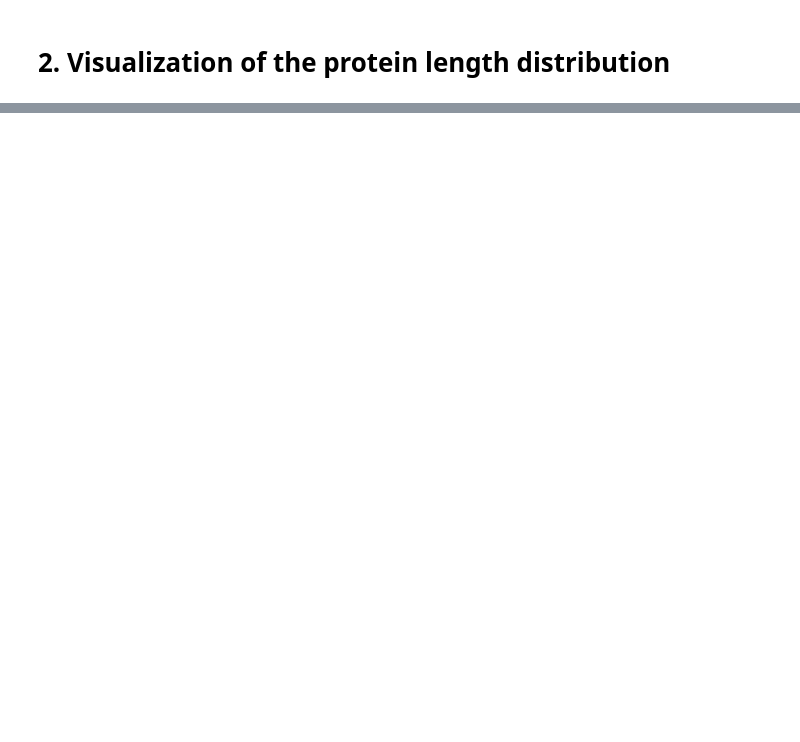
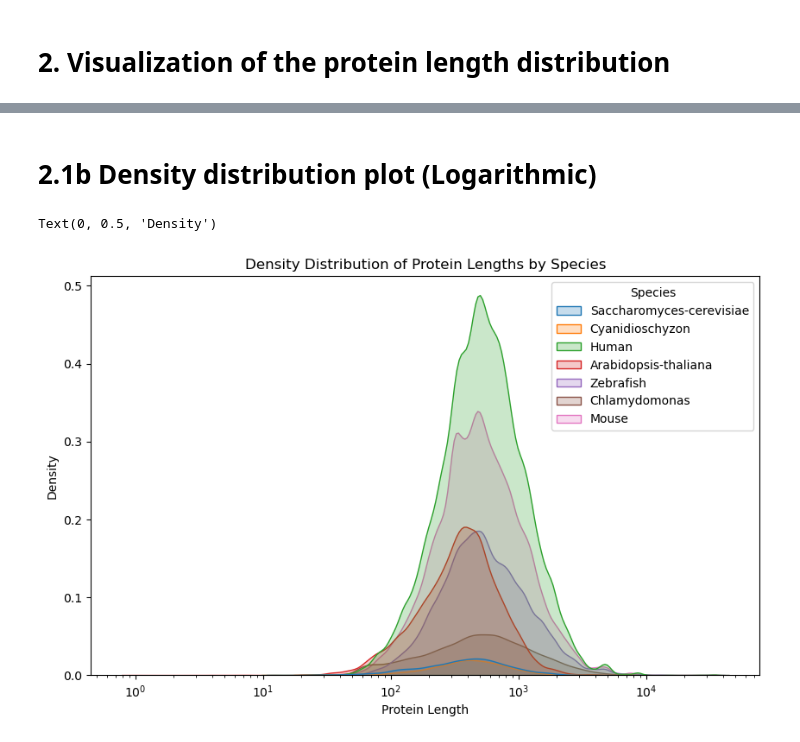
Before and after one commit to daffaaprilio/ProgrammingExercises, a Jupyter notebook: proteomics-exercises/code-2.ipynb, the cells around one changed output, grey strips where cells are left out. Saved outputs shown, nothing was run; the diff lists cells and outputs as text; code cells hidden in the pictures; blank space fills up the shorter version.

```diff
--- a/proteomics-exercises/code-2.ipynb
+++ b/proteomics-exercises/code-2.ipynb
@@ -21,0 +41,18 @@ df.head()
+# %% [markdown]
+# 2.1b Density distribution plot (Logarithmic)
+# %%
+import seaborn as sns
+import matplotlib.pyplot as plt
+
+"""
+Create a density distribution plot, x axis stands for protein length, y axis for frequency
+"""
+
+plt.figure(figsize=(10, 6))
+sns.kdeplot(data=df, x="Protein_Length", hue="Species", fill=True, log_scale=10)
+plt.title("Density Distribution of Protein Lengths by Species")
+plt.xlabel("Protein Length")
+plt.ylabel("Density")
+# %% [output]
+Text(0, 0.5, 'Density')
+[figure, added]
```
Also changed, not shown: parts of 11 cells of this notebook, 4 other files.
